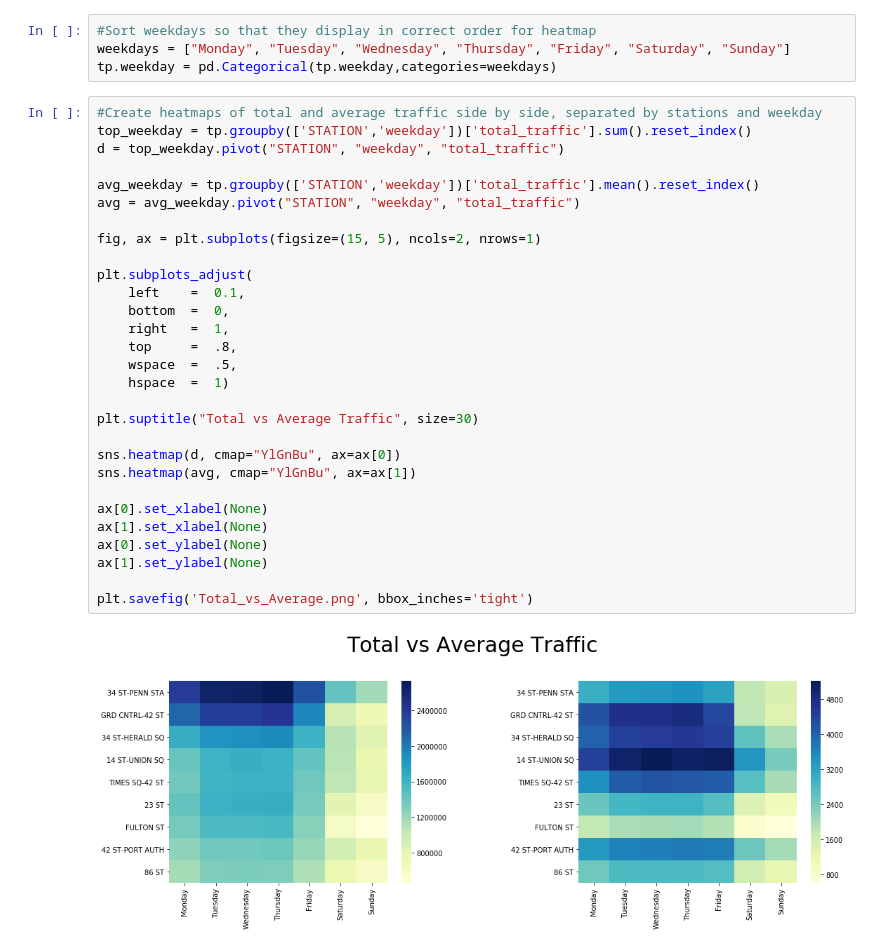
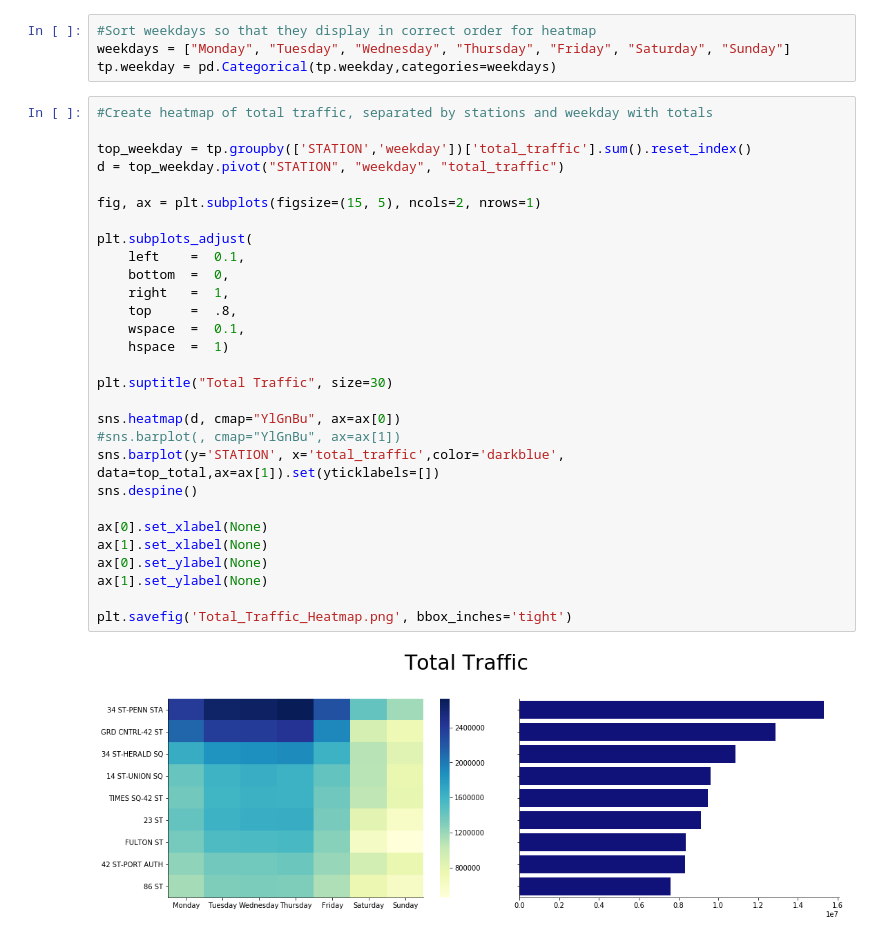
Before and after one commit to peterilhardt/MTA_turnstiles, a Jupyter notebook: MVP.ipynb, the cells around one changed output. Saved outputs shown, nothing was run; the diff lists cells and outputs as text.

Commit message:
removed average heatmap and added total barplot in place

```diff
--- a/MVP.ipynb
+++ b/MVP.ipynb
@@ -106,33 +106,33 @@ See the caveats in the documentation: http://pandas.pydata.org/pandas-docs/stabl
 weekdays = ["Monday", "Tuesday", "Wednesday", "Thursday", "Friday", "Saturday", "Sunday"]
 tp.weekday = pd.Categorical(tp.weekday,categories=weekdays)
 # %%
-#Create heatmaps of total and average traffic side by side, separated by stations and weekday
+#Create heatmap of total traffic, separated by stations and weekday with totals
+
 top_weekday = tp.groupby(['STATION','weekday'])['total_traffic'].sum().reset_index()
 d = top_weekday.pivot("STATION", "weekday", "total_traffic")
-
-avg_weekday = tp.groupby(['STATION','weekday'])['total_traffic'].mean().reset_index()
-avg = avg_weekday.pivot("STATION", "weekday", "total_traffic")
 
 fig, ax = plt.subplots(figsize=(15, 5), ncols=2, nrows=1)
 
 plt.subplots_adjust(
     left    =  0.1,
     bottom  =  0,
     right   =  1,
     top     =  .8,
-    wspace  =  .5,
+    wspace  =  0.1,
     hspace  =  1)
 
-plt.suptitle("Total vs Average Traffic", size=30)
+plt.suptitle("Total Traffic", size=30)
 
 sns.heatmap(d, cmap="YlGnBu", ax=ax[0])
-sns.heatmap(avg, cmap="YlGnBu", ax=ax[1])
+#sns.barplot(, cmap="YlGnBu", ax=ax[1])
+sns.barplot(y='STATION', x='total_traffic',color='darkblue', data=top_total,ax=ax[1]).set(yticklabels=[])
+sns.despine()
 
 ax[0].set_xlabel(None)
 ax[1].set_xlabel(None)
 ax[0].set_ylabel(None)
 ax[1].set_ylabel(None)
 
-plt.savefig('Total_vs_Average.png', bbox_inches='tight')
+plt.savefig('Total_Traffic_Heatmap.png', bbox_inches='tight')
 # %% [output]
-[figure, old version]
+[figure, new version]
```
Also changed, not shown: parts of 3 cells of this notebook, 1 other file.
